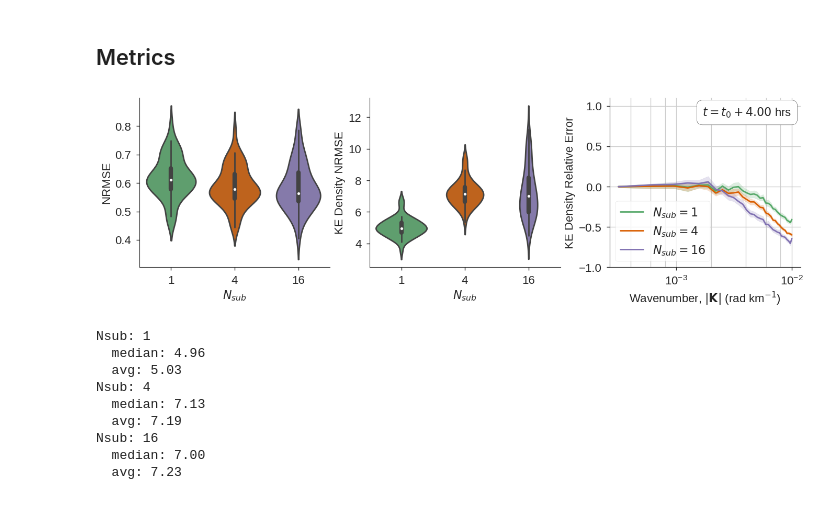
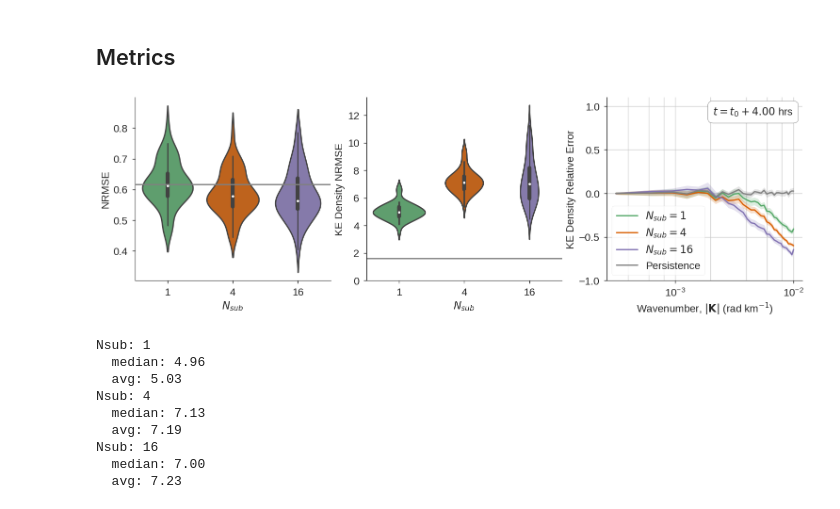
Before and after one commit to timothyas/rc-gfd, a Jupyter notebook: notebooks/plot_esn_fixed_steps.ipynb, the cells around one changed output. Cells and saved outputs as stored; diff of their text form; code cells hidden in the pictures.

```diff
--- a/notebooks/plot_esn_fixed_steps.ipynb
+++ b/notebooks/plot_esn_fixed_steps.ipynb
@@ -113,28 +113,34 @@ fig, axs = fig, axs = stp(ds.sel(fix_factor=16, sample=49), col_dim="n_sub")
 ## Metrics
 # %%
 ds['nrmse'].load();
+ds["p_nrmse"].load();
 # %%
 mp = MetricsPlot(
     metrics=("nrmse", "ke_nrmse", "ke_nrmse"),
     cdim="n_sub",
+    show_persistence=True,
+    ax_size=(5,4.65),
 )
 # %%
 fig, axs = mp(ds.sel(fix_factor=16), show_time=False)#, hue="fix_factor", split=True)
 [ax.set(xlabel="$N_{sub}$") for ax in axs[:-1]]
 [ax.legend().remove() for ax in axs]
+axs[1].set(ylim=(0,None))
 axs[-1].clear()
 
 fig, axs = plot_ke_relerr(
     ds["ke_rel_err"].sel(fix_factor=16),
     fig=fig,
     axs=axs[-1:],
     hours=(4,),
     cdim="n_sub",
+    show_persistence=True,
+    persistence=ds["p_ke_rel_err"]
 )
 axs[-1].legend(loc="lower left", frameon=True)
 fig.savefig(f"{fig_dir}/rc_fixed_steps.pdf", bbox_inches="tight")
 # %% [output]
-[figure, old version]
+[figure, new version]
 # %%
 kenrmse = (ds.ke_nrmse.sel(fix_factor=16)**2).mean("time")
 kenrmse = np.sqrt(kenrmse)
```
Also changed, not shown: 16 other files.
